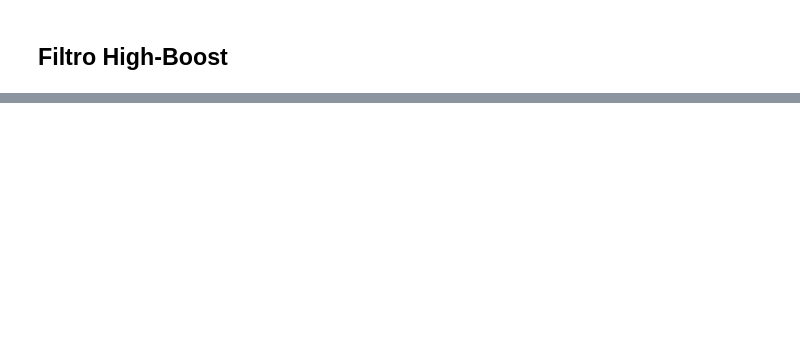
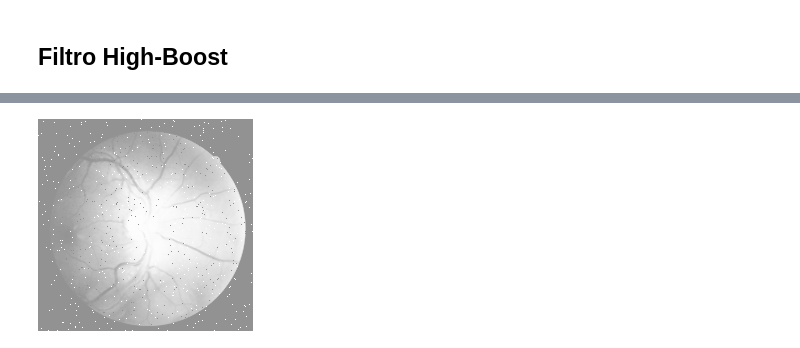
Before and after one commit to hoffera/PDI-Opera-es_Pontuais_e_Filtragem_Espacial, a Jupyter notebook: Projeto_M1_–_Operações_Pontuais_e_Filtragem_Espacial.ipynb, the cells around one changed output, grey strips where cells are left out. Cells and saved outputs as stored; diff of their text form; code cells hidden in the pictures; blank space fills up the shorter version.

```diff
--- a/Projeto_M1_–_Operações_Pontuais_e_Filtragem_Espacial.ipynb
+++ b/Projeto_M1_–_Operações_Pontuais_e_Filtragem_Espacial.ipynb
@@ -290,0 +274,7 @@ img_hb = highboost(img_grayscale_pondered, img_sobel, 1.5)
+# %%
+#APLICANDO GAMMA
+
+imagem_1_gamma = filter_gamma(imagem_1_equalizada,1,0.5)
+cv2_imshow(imagem_1_gamma)
+# %% [output]
+[figure, added]
```
Also changed, not shown: parts of 21 cells of this notebook.
